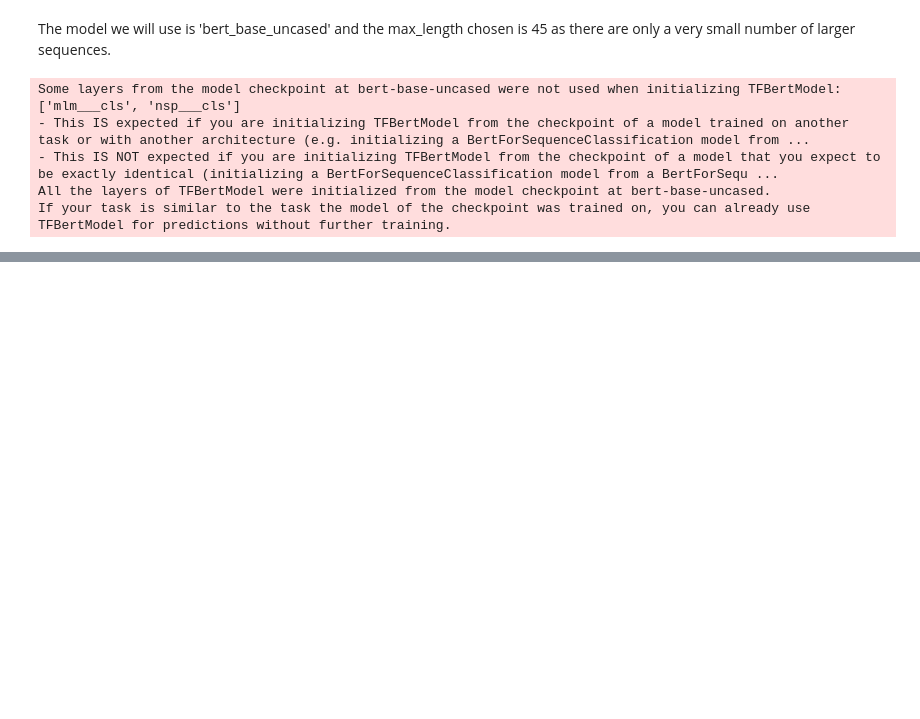
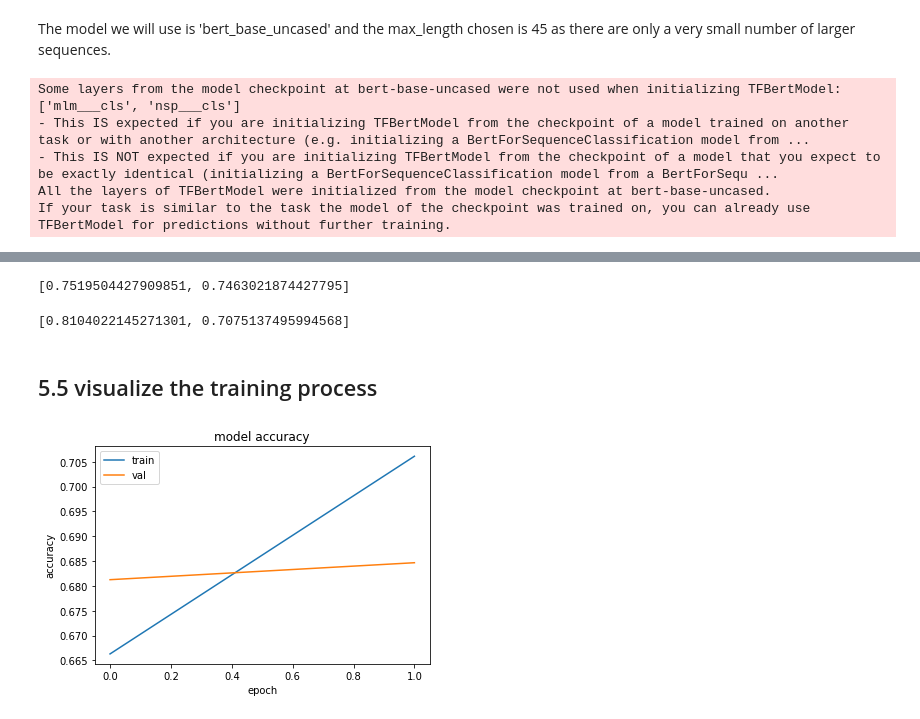
Before and after one commit to wxy12151/AMLSII_21-22_SN21054489, a Jupyter notebook: test.ipynb, the cells around one changed output, grey strips where cells are left out. Saved outputs shown, nothing was run; the diff lists cells and outputs as text; code cells hidden in the pictures; blank space fills up the shorter version.

```diff
--- a/test.ipynb
+++ b/test.ipynb
@@ -29,7 +28,7 @@ print(os.getcwd())
 # %%
-df = pd.read_csv('train.tsv', sep='\t')
-df_test=pd.read_csv('test.tsv', sep='\t')
-sample_submission = pd.read_csv('./sentiment-analysis-on-movie-reviews/sampleSubmission.csv')
+df = pd.read_csv('./Datasets/train.tsv', sep='\t')
+df_test=pd.read_csv('./Datasets/test.tsv', sep='\t')
+sample_submission = pd.read_csv('./Datasets/sampleSubmission.csv')
 # %%
 df.head()
 # %% [output]
@@ -405,7 +397,7 @@ history = model.fit(
     x={'input_ids': x_train['input_ids']},
     y={'Sentiment': y_train},
     validation_data=({'input_ids': x_val['input_ids']},{'Sentiment': y_val}),
-    batch_size=64,
+    batch_size=16,
     epochs=2,
     verbose=1)
 # %% [output]
@@ -412,0 +420,21 @@ Epoch 1/2
+# %%
+history1.keys()
+history1['val_loss']
+# %% [output]
+[0.7519504427909851, 0.7463021874427795]
+# %%
+history.history['loss']
+# %% [output]
+[0.8104022145271301, 0.7075137495994568]
+# %% [markdown]
+## 5.5 visualize the training process
+# %%
+plt.plot(history.history['accuracy'])
+plt.plot(history.history['val_accuracy'])
+plt.title('model accuracy')
+plt.ylabel('accuracy')
+plt.xlabel('epoch')
+plt.legend(['train', 'val'], loc='upper left')
+plt.show()
+# %% [output]
+[figure, added]
```
Also changed, not shown: parts of 46 cells of this notebook, 13 other files.
